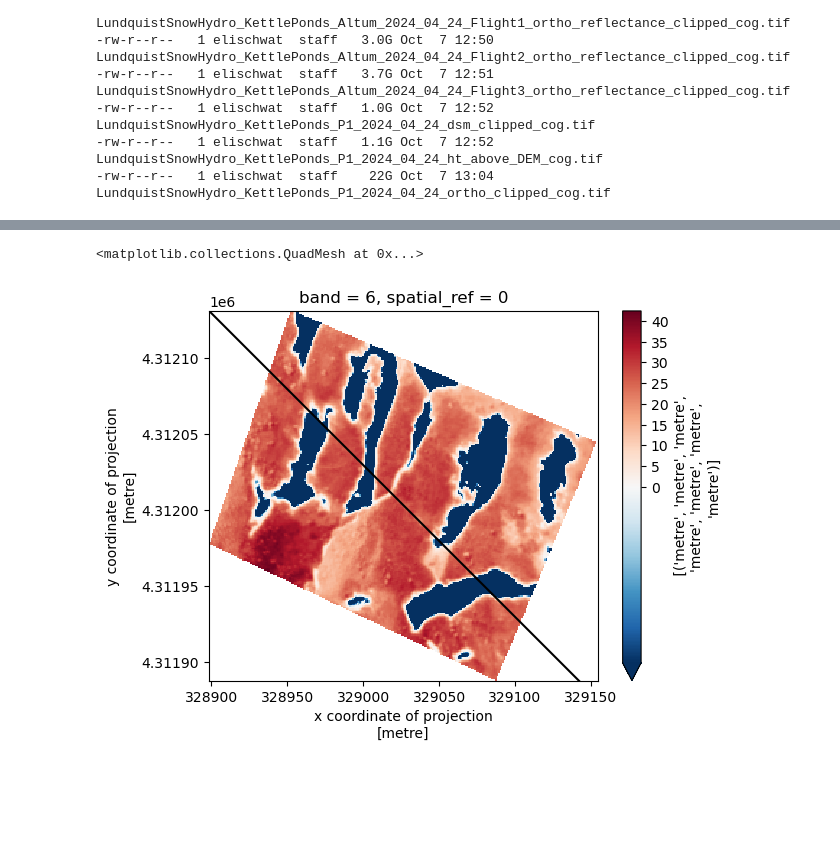
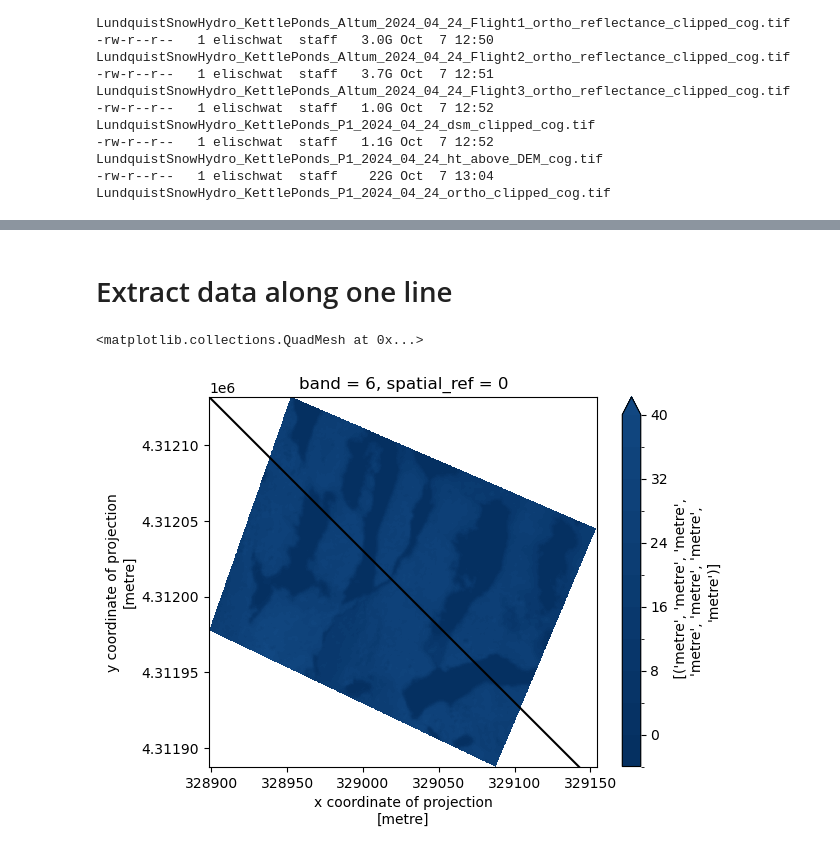
Before and after one commit to elischwat/sublimationofsnow, a Jupyter notebook: analysis/paper3/uav_data/extract_surfacetemp_profiles.ipynb, the cells around one changed output, grey strips where cells are left out. Drawn from its saved outputs; the diff is of its cells as text; code cells hidden in the pictures; blank space fills up the shorter version.

Commit message:
extracting snow patch lengths from UAV data

```diff
--- a/analysis/paper3/uav_data/extract_surfacetemp_profiles.ipynb
+++ b/analysis/paper3/uav_data/extract_surfacetemp_profiles.ipynb
@@ -92,0 +50,13 @@ irband_lowres.plot(cmap=cmap, norm=norm)
+# %%
+import matplotlib.colors as mcolors
+red_scale_colors = [
+    # '#FEEBE7',
+      '#FCC6BB', '#FAA18F', '#F87C63', '#F54927', '#F4320B', '#C82909', '#9C2007', '#701705', '#440E03', '#180501',
+]
+blue = ['#FFFFFF']
+# 2. Create a ListedColormap from your colors
+custom_cmap = mcolors.ListedColormap(blue + red_scale_colors)
+bounds = [irband_lowres.min().item()] + list(np.linspace(0,40,11))
+norm = mcolors.BoundaryNorm(bounds, custom_cmap.N)
+# Plot with the custom colormap and normalization
+irband_lowres.plot(cmap=custom_cmap, norm=norm)
@@ -115,23 +75,0 @@ def calculate_endpoint(x, y, bearing, distance):
-# %%
-end_x, end_y = calculate_endpoint(start_x, start_y, 135, 350)
-
-# Step 4: Create the LineString
-line = LineString([(start_x, start_y), (end_x, end_y)])
-
-print("LineString:", line)
-
-# Assume `line` is your existing LineString
-# Define the resolution (10 cm = 0.1 units)
-resolution = 0.1
-
-# Step 1: Calculate the total length of the line
-line_length = line.length
-
-# Step 2: Generate points at intervals of 10 cm
-num_points = int(line_length / resolution) + 1
-interpolated_points = [line.interpolate(distance) for distance in np.linspace(0, line_length, num_points)]
-
-# Step 3: Create a new LineString with the interpolated points
-high_res_line = LineString(interpolated_points)
-
-list(high_res_line.coords)
@@ -156,0 +76,2 @@ LineString: LINESTRING (328898.940023102 4312130.713525143, 329146.42739651725 4
+# %% [markdown]
+# Extract data along one line
@@ -157,7 +145,13 @@ LineString: LINESTRING (328898.940023102 4312130.713525143, 329146.42739651725 4
+# %%
+start_x = irband_lowres_clipped.x.min().item()
+start_y = irband_lowres_clipped.y.max().item()
+end_x, end_y = calculate_endpoint(start_x, start_y, 135, 350)
+
+high_res_line = create_linestring_from_points(start_x, start_y, end_x, end_y, resolution=0.1)
 # %%
 fig, ax = plt.subplots()
 gpd.GeoDataFrame(geometry=[high_res_line]).plot(color='black', ax=ax)
-irband_lowres.rio.clip(bounds.geometry).plot(cmap=cmap, norm=norm, ax=ax)
+irband_lowres.rio.clip(bounds.geometry).plot(cmap=custom_cmap, norm=norm, ax=ax)
 # %% [output]
 <matplotlib.collections.QuadMesh at 0x...>
-[figure, old version]
+[figure, new version]
```
Also changed, not shown: parts of 31 cells of this notebook.
